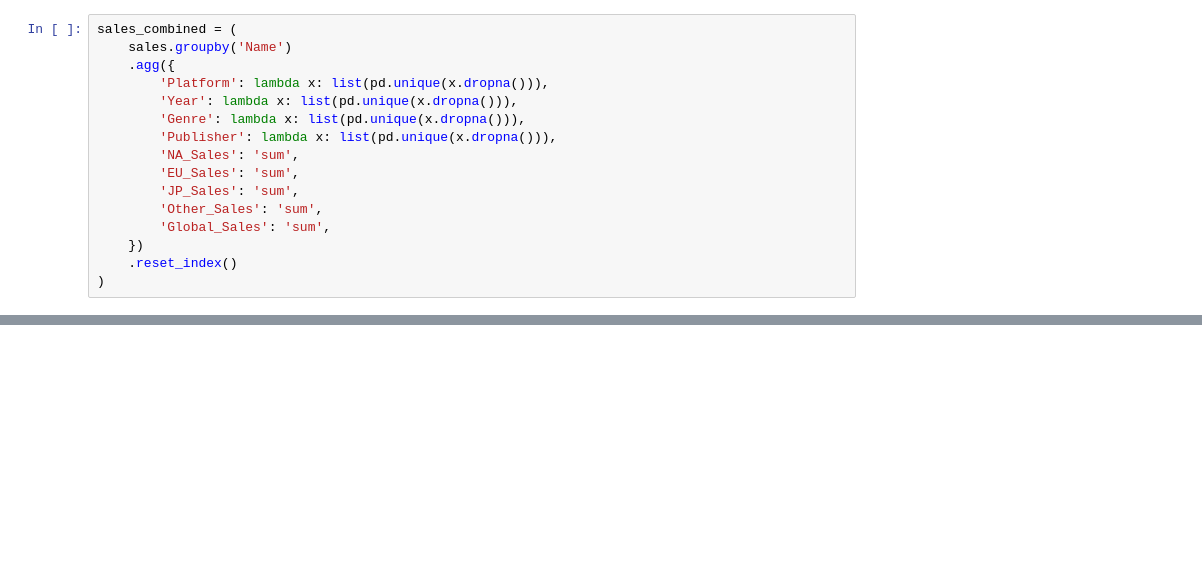
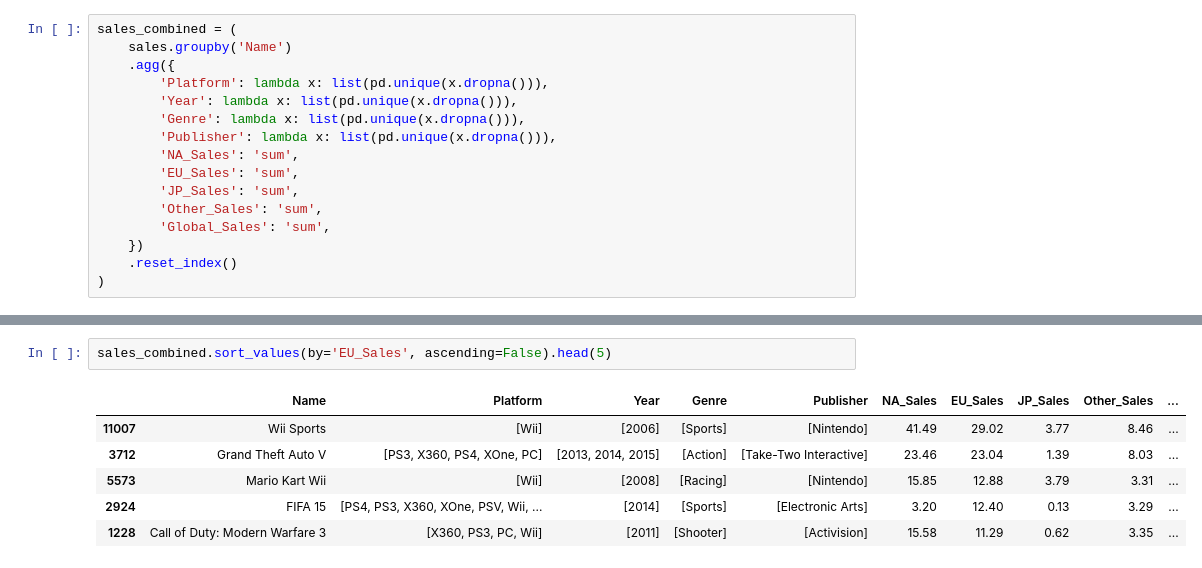
Before and after one commit to Oldarmor/Stat_386_Final_Project, a Jupyter notebook: eda.ipynb, the cells around one changed output, grey strips where cells are left out. Cells and saved outputs as stored; diff of their text form; blank space fills up the shorter version.

```diff
--- a/eda.ipynb
+++ b/eda.ipynb
@@ -173,0 +155,9 @@ plt.show()
+# %%
+sales_combined.sort_values(by='EU_Sales', ascending=False).head(5)
+# %% [output]
+|  | Name | Platform | Year | Genre | Publisher | NA_Sales | EU_Sales | JP_Sales | Other_Sales | ... |
+| 11007 | Wii Sports | [Wii] | [2006] | [Sports] | [Nintendo] | 41.49 | 29.02 | 3.77 | 8.46 | ... |
+| 3712 | Grand Theft Auto V | [PS3, X360, PS4, XOne, PC] | [2013, 2014, 2015] | [Action] | [Take-Two Interactive] | 23.46 | 23.04 | 1.39 | 8.03 | ... |
+| 5573 | Mario Kart Wii | [Wii] | [2008] | [Racing] | [Nintendo] | 15.85 | 12.88 | 3.79 | 3.31 | ... |
+| 2924 | FIFA 15 | [PS4, PS3, X360, XOne, PSV, Wii, ... | [2014] | [Sports] | [Electronic Arts] | 3.20 | 12.40 | 0.13 | 3.29 | ... |
+| 1228 | Call of Duty: Modern Warfare 3 | [X360, PS3, PC, Wii] | [2011] | [Shooter] | [Activision] | 15.58 | 11.29 | 0.62 | 3.35 | ... |
```
Also changed, not shown: parts of 8 cells of this notebook.
